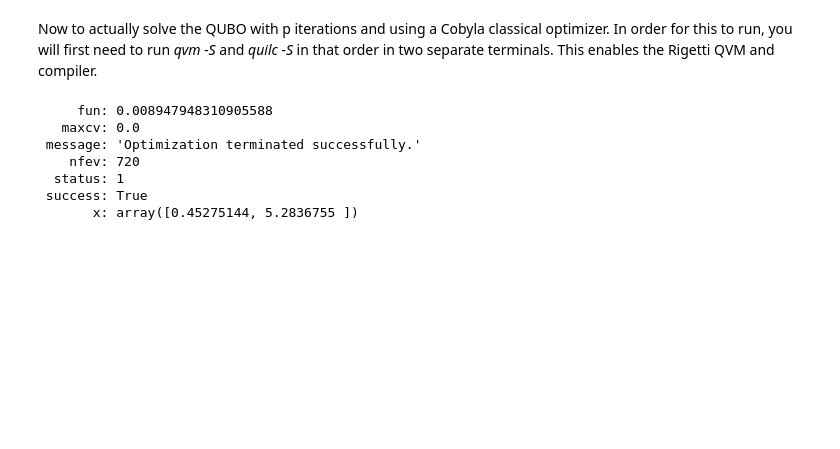
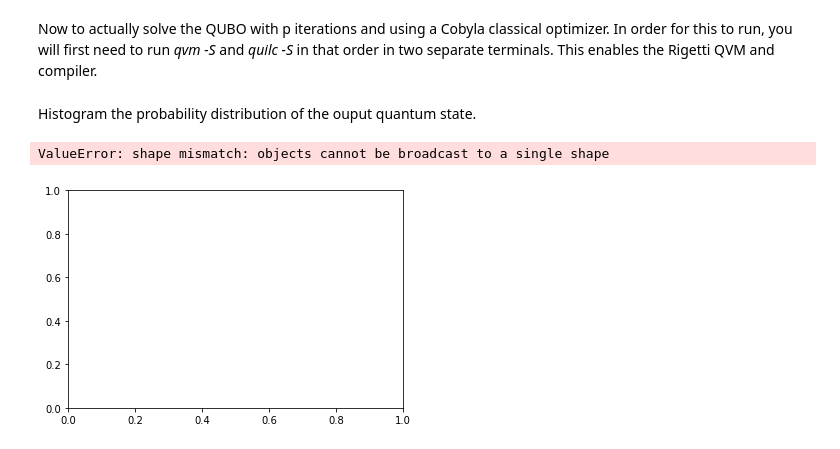
Before and after one commit to erohm/qaoala, a Jupyter notebook: qubo_solved_with_qaoa.ipynb, the cells around one changed output. Saved outputs shown, nothing was run; the diff lists cells and outputs as text; code cells hidden in the pictures; blank space fills up the shorter version.

Commit message:
Added loop to print coupling strength/triplet pairs and histogram of probability distribution for output quantum states

```diff
--- a/qubo_solved_with_qaoa.ipynb
+++ b/qubo_solved_with_qaoa.ipynb
@@ -35,0 +38,4 @@ print(qubo[('27503_34074_71941', '34074_71941_78672')])
+# %%
+for i in qubo:
+    if qubo[i] < -0.5:
+        print("Coupling Strength: ", qubo[i], ", Triplet Pair:", i)
@@ -62,7 +86,7 @@ Eigenvalues:  [1.38777878e-17+0.j 0.00000000e+00+0.j 0.00000000e+00+0.j
 # %% [markdown]
 Now to actually solve the QUBO with p iterations and using a Cobyla classical optimizer. In order for this to run, you will first need to run *qvm -S* and *quilc -S* in that order in two separate terminals. This enables the Rigetti QVM and compiler.
 # %%
-p = 1
+p = 3
 standard_params = StandardParams.linear_ramp_from_hamiltonian(hamiltonian,p)
 
 # Set up cost function and run optimization
@@ -71,11 +95,14 @@ res_std = minimize(cost_std, standard_params.raw(), method = 'Cobyla')
 
 # Print the output
 res_std
-# %% [output]
-     fun: 0.008947948310905588
-   maxcv: 0.0
- message: 'Optimization terminated successfully.'
-    nfev: 720
-  status: 1
- success: True
-       x: array([0.45275144, 5.2836755 ])
+# %% [markdown]
+Histogram the probability distribution of the ouput quantum state.
+# %%
+state = cost_std.get_wavefunction(res_std.x)
+probs = state.probabilities()
+labels = [r'$\left|{0:04b}\right>$'.format(i) for i in range(16)]
+plt.bar(range(16),probs)
+plt.xticks(range(16), labels, rotation=70);
+# %% [output]
+ValueError: shape mismatch: objects cannot be broadcast to a single shape
+[figure, added]
```
Also changed, not shown: parts of 2 cells of this notebook.
